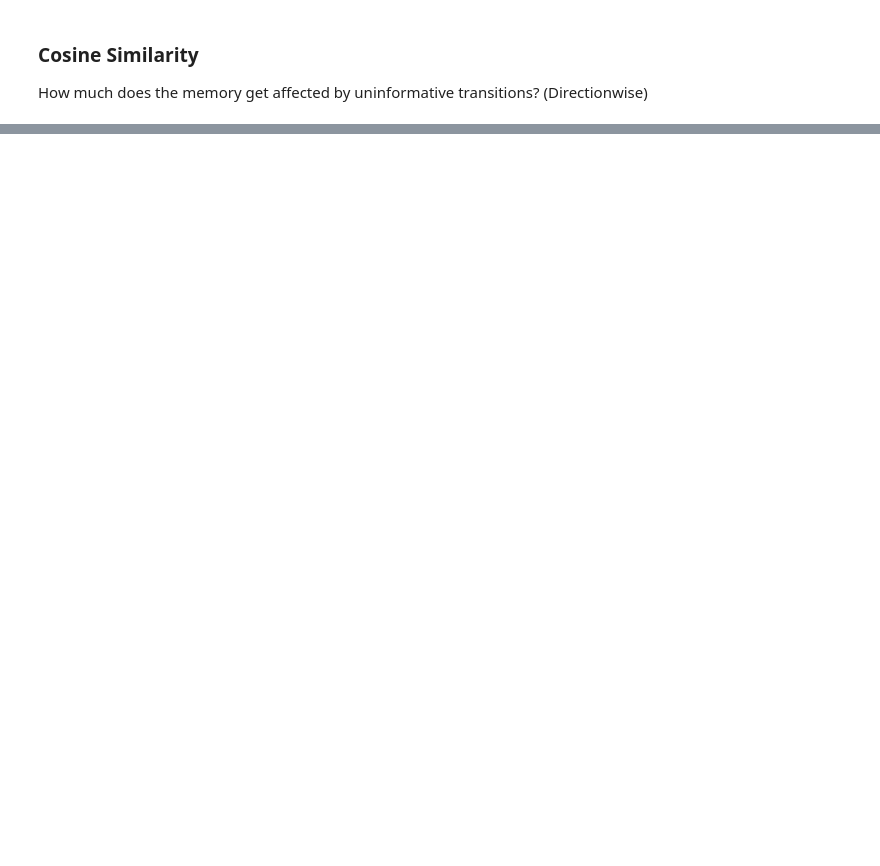
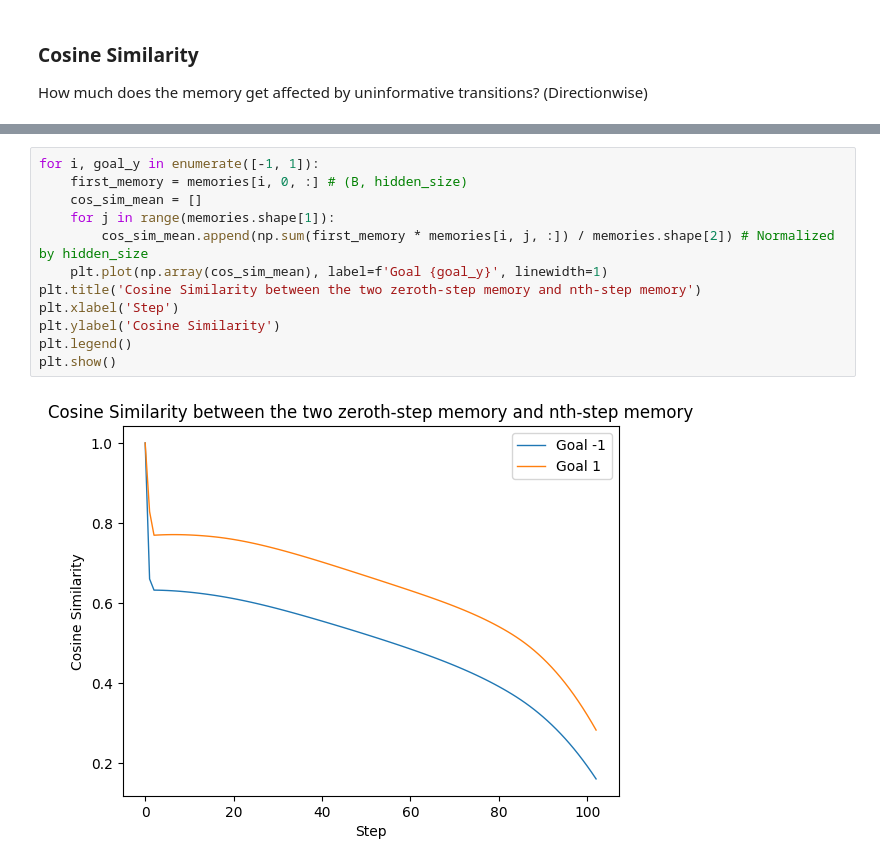
Before and after one commit to himchan00/Memory-RL, a Jupyter notebook: check_tmaze_embedding.ipynb, the cells around one changed output, grey strips where cells are left out. Cells and saved outputs as stored; diff of their text form; blank space fills up the shorter version.

```diff
--- a/check_tmaze_embedding.ipynb
+++ b/check_tmaze_embedding.ipynb
@@ -346,0 +326,14 @@ plt.show()
+# %%
+for i, goal_y in enumerate([-1, 1]):
+    first_memory = memories[i, 0, :] # (B, hidden_size)
+    cos_sim_mean = []
+    for j in range(memories.shape[1]):
+        cos_sim_mean.append(np.sum(first_memory * memories[i, j, :]) / memories.shape[2]) # Normalized by hidden_size
+    plt.plot(np.array(cos_sim_mean), label=f'Goal {goal_y}', linewidth=1)
+plt.title('Cosine Similarity between the two zeroth-step memory and nth-step memory')
+plt.xlabel('Step')
+plt.ylabel('Cosine Similarity')
+plt.legend()
+plt.show()
+# %% [output]
+[figure, added]
```
Also changed, not shown: parts of 11 cells of this notebook, 1 other file.
